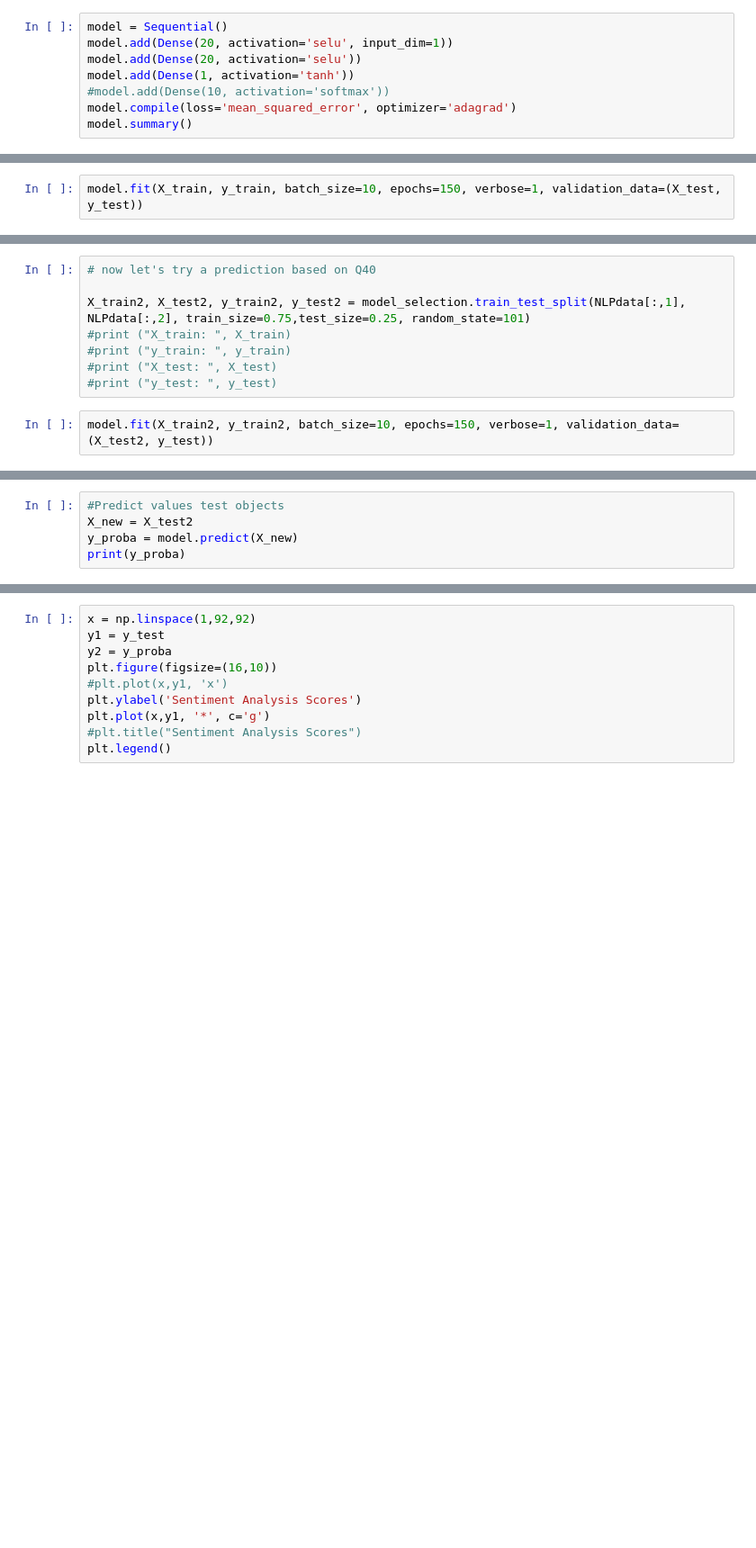
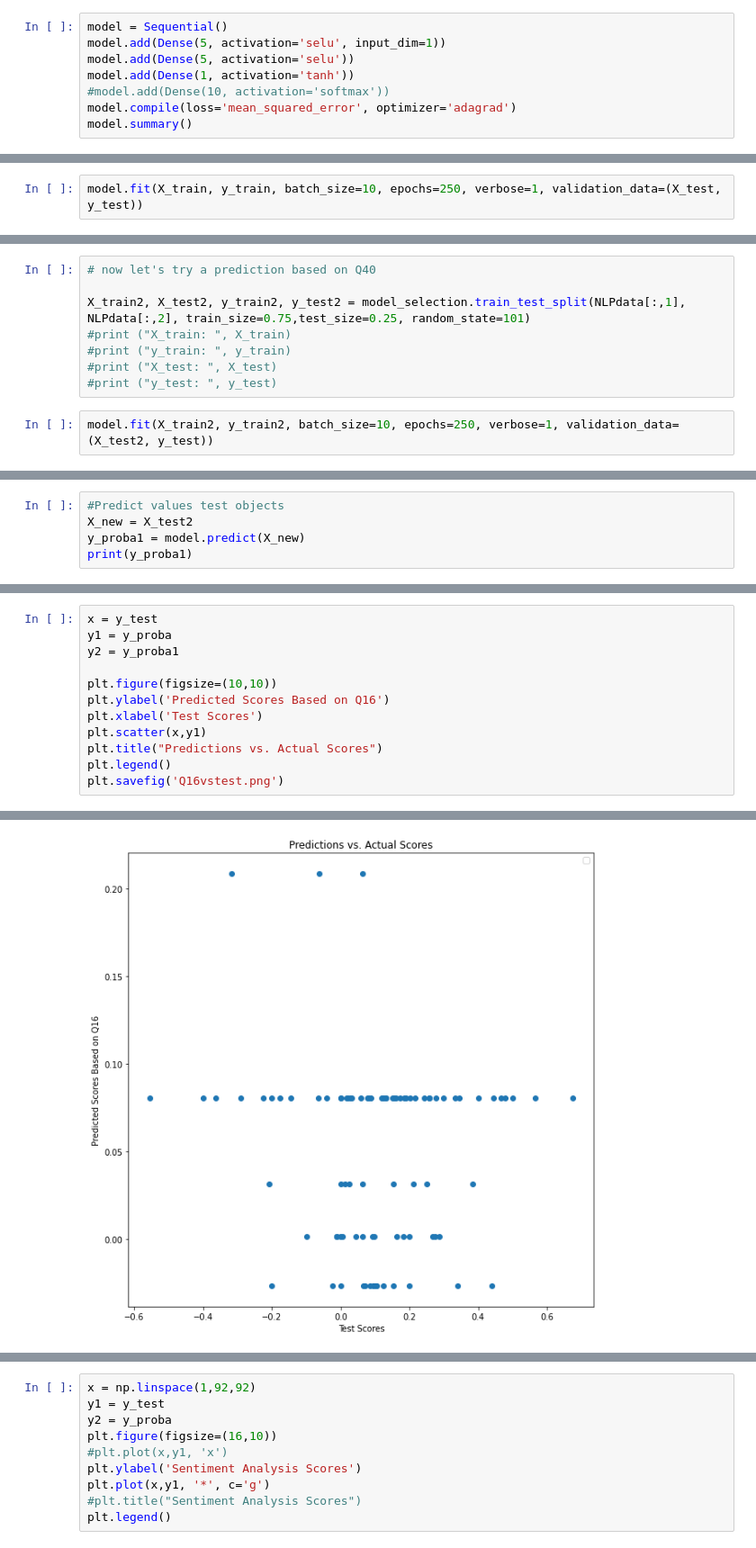
Before and after one commit to JillianMellen/NLP, a Jupyter notebook: SAwithKeras-Copy1.ipynb, the cells around one changed output, grey strips where cells are left out. Shown at 90% size. Saved outputs shown, nothing was run; the diff lists cells and outputs as text; blank space fills up the shorter version.

```diff
--- a/SAwithKeras-Copy1.ipynb
+++ b/SAwithKeras-Copy1.ipynb
@@ -17,8 +17,8 @@ NLPdata = pd.read_csv('nlpdata.csv')
 NLPdata = NLPdata.to_numpy()
 # %%
 model = Sequential()
-model.add(Dense(20, activation='selu', input_dim=1))
-model.add(Dense(20, activation='selu'))
+model.add(Dense(5, activation='selu', input_dim=1))
+model.add(Dense(5, activation='selu'))
 model.add(Dense(1, activation='tanh'))
 #model.add(Dense(10, activation='softmax'))
 model.compile(loss='mean_squared_error', optimizer='adagrad')
@@ -56,5 +56,5 @@ y_test = y_test.reshape(-1,1)
 #print ("X_test: ", X_test)
 #print ("y_test: ", y_test)
 # %%
-model.fit(X_train, y_train, batch_size=10, epochs=150, verbose=1, validation_data=(X_test, y_test))
+model.fit(X_train, y_train, batch_size=10, epochs=250, verbose=1, validation_data=(X_test, y_test))
 # %% [output]
@@ -160,5 +121,5 @@ X_train2, X_test2, y_train2, y_test2 = model_selection.train_test_split(NLPdata[
 #print ("X_test: ", X_test)
 #print ("y_test: ", y_test)
 # %%
-model.fit(X_train2, y_train2, batch_size=10, epochs=150, verbose=1, validation_data=(X_test2, y_test))
+model.fit(X_train2, y_train2, batch_size=10, epochs=250, verbose=1, validation_data=(X_test2, y_test))
 # %% [output]
@@ -230,6 +155,6 @@ array([[0],
 # %%
 #Predict values test objects
 X_new = X_test2
-y_proba = model.predict(X_new)
-print(y_proba)
+y_proba1 = model.predict(X_new)
+print(y_proba1)
 # %% [output]
@@ -252,0 +178,13 @@ print(y_proba)
+# %%
+x = y_test
+y1 = y_proba
+y2 = y_proba1
+
+plt.figure(figsize=(10,10))
+plt.ylabel('Predicted Scores Based on Q16')
+plt.xlabel('Test Scores')
+plt.scatter(x,y1)
+plt.title("Predictions vs. Actual Scores")
+plt.legend()
+plt.savefig('Q16vstest.png')
+# %% [output]
@@ -252,0 +192 @@ print(y_proba)
+[figure, added]
```
Also changed, not shown: parts of 13 cells of this notebook.
